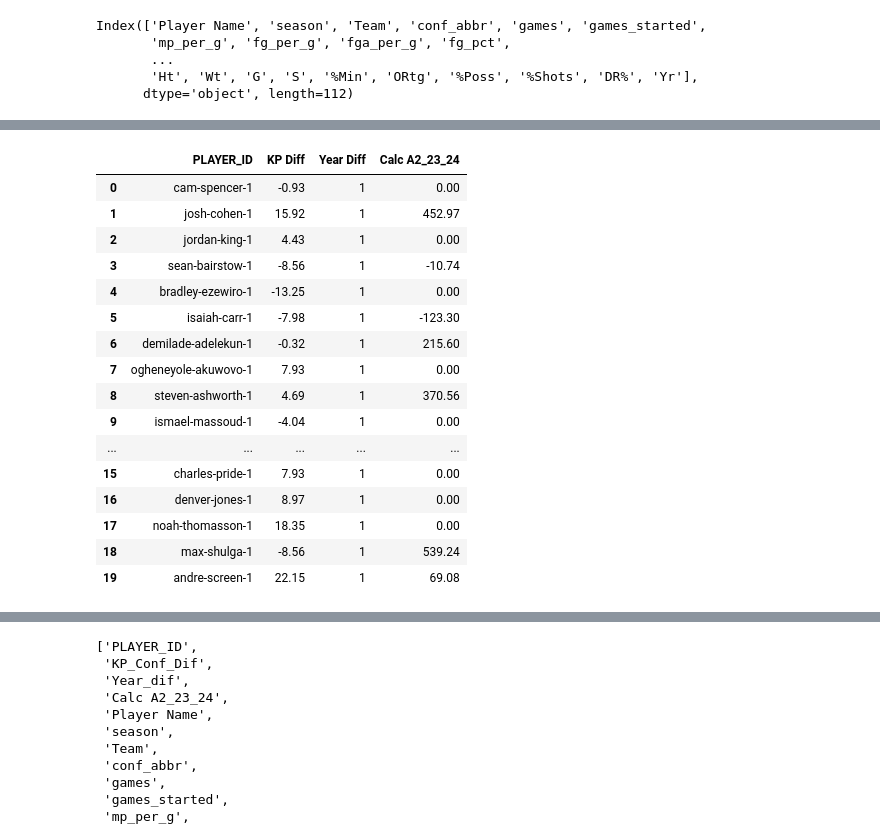
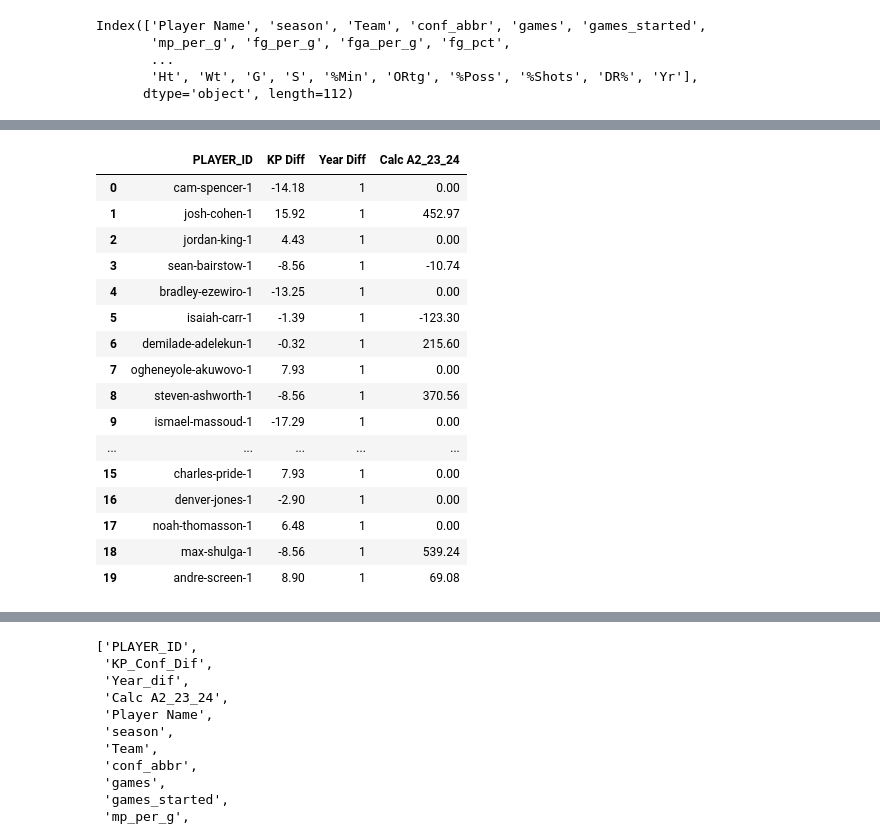
Before and after one commit to zainhoda1/Capstone-project, a Jupyter notebook: Analysis files/predictions.ipynb, the cells around one changed output, grey strips where cells are left out. Drawn from its saved outputs; the diff is of its cells as text; code cells hidden in the pictures.

```diff
--- a/Analysis files/predictions.ipynb
+++ b/Analysis files/predictions.ipynb
@@ -51,25 +52,26 @@ a[a['Player Name']=='cam-spencer-1']
 # %%
-beta_df = pd.read_csv("/Users/caldavis/Documents/GitHub/Capstone-project/Data folder/Prediction Names.csv")
+#beta_df = pd.read_csv("/Users/caldavis/Documents/GitHub/Capstone-project/Data folder/Prediction Names.csv")
+beta_df = pd.read_csv("/Users/caldavis/Documents/GitHub/Capstone-project/Data folder/Prediction Names A10.csv")
 beta_df = beta_df[['PLAYER_ID', 'KP Diff', 'Year Diff', 'Calc A2_23_24']]
 beta_df
 # %% [output]
 |  | PLAYER_ID | KP Diff | Year Diff | Calc A2_23_24 |
-| 0 | cam-spencer-1 | -0.93 | 1 | 0.00 |
+| 0 | cam-spencer-1 | -14.18 | 1 | 0.00 |
 | 1 | josh-cohen-1 | 15.92 | 1 | 452.97 |
 | 2 | jordan-king-1 | 4.43 | 1 | 0.00 |
 | 3 | sean-bairstow-1 | -8.56 | 1 | -10.74 |
 | 4 | bradley-ezewiro-1 | -13.25 | 1 | 0.00 |
-| 5 | isaiah-carr-1 | -7.98 | 1 | -123.30 |
+| 5 | isaiah-carr-1 | -1.39 | 1 | -123.30 |
 | 6 | demilade-adelekun-1 | -0.32 | 1 | 215.60 |
 | 7 | ogheneyole-akuwovo-1 | 7.93 | 1 | 0.00 |
-| 8 | steven-ashworth-1 | 4.69 | 1 | 370.56 |
-| 9 | ismael-massoud-1 | -4.04 | 1 | 0.00 |
+| 8 | steven-ashworth-1 | -8.56 | 1 | 370.56 |
+| 9 | ismael-massoud-1 | -17.29 | 1 | 0.00 |
 | ... | ... | ... | ... | ... |
 | 15 | charles-pride-1 | 7.93 | 1 | 0.00 |
-| 16 | denver-jones-1 | 8.97 | 1 | 0.00 |
-| 17 | noah-thomasson-1 | 18.35 | 1 | 0.00 |
+| 16 | denver-jones-1 | -2.90 | 1 | 0.00 |
+| 17 | noah-thomasson-1 | 6.48 | 1 | 0.00 |
 | 18 | max-shulga-1 | -8.56 | 1 | 539.24 |
-| 19 | andre-screen-1 | 22.15 | 1 | 69.08 |
+| 19 | andre-screen-1 | 8.90 | 1 | 69.08 |
 # %%
 beta_df = pd.merge(beta_df, a, left_on='PLAYER_ID', right_on='Player Name', how='inner')
 beta_df = beta_df[beta_df['season']=='2022-23']
```
Also changed, not shown: parts of 14 cells of this notebook.
